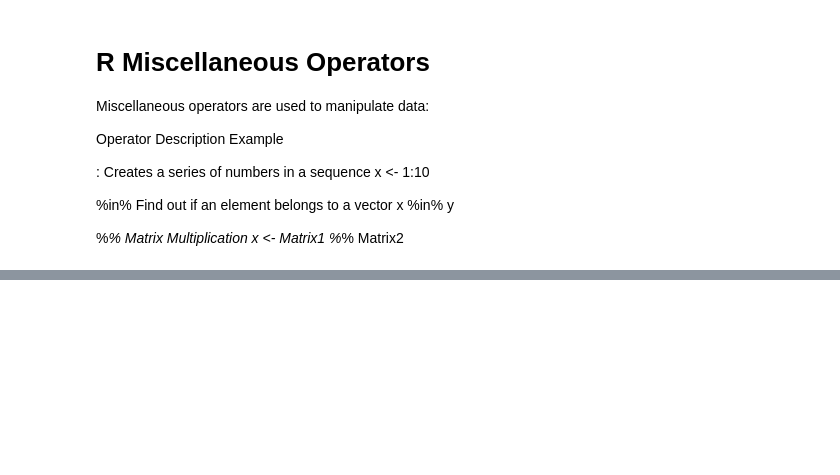
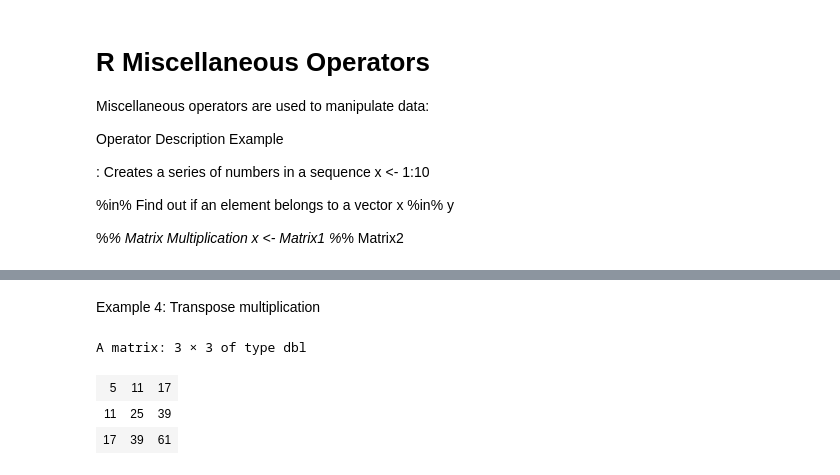
Before and after one commit to prodigy234/Complete_Data_Science_Full_Course, a Jupyter notebook: R Programming/11.R Operators.ipynb, the cells around one changed output, grey strips where cells are left out. Saved outputs shown, nothing was run; the diff lists cells and outputs as text; code cells hidden in the pictures; blank space fills up the shorter version.

```diff
--- a/R Programming/11.R Operators.ipynb
+++ b/R Programming/11.R Operators.ipynb
@@ -279,0 +581,10 @@ Operator	                Description
+# %% [markdown]
+Example 4: Transpose multiplication
+# %%
+A <- matrix(1:6, nrow=2)
+t(A) %*% A
+# %% [output]
+A matrix: 3 × 3 of type dbl
+| 5 | 11 | 17 |
+| 11 | 25 | 39 |
+| 17 | 39 | 61 |
```
Also changed, not shown: parts of 42 cells of this notebook, 4 other files.
